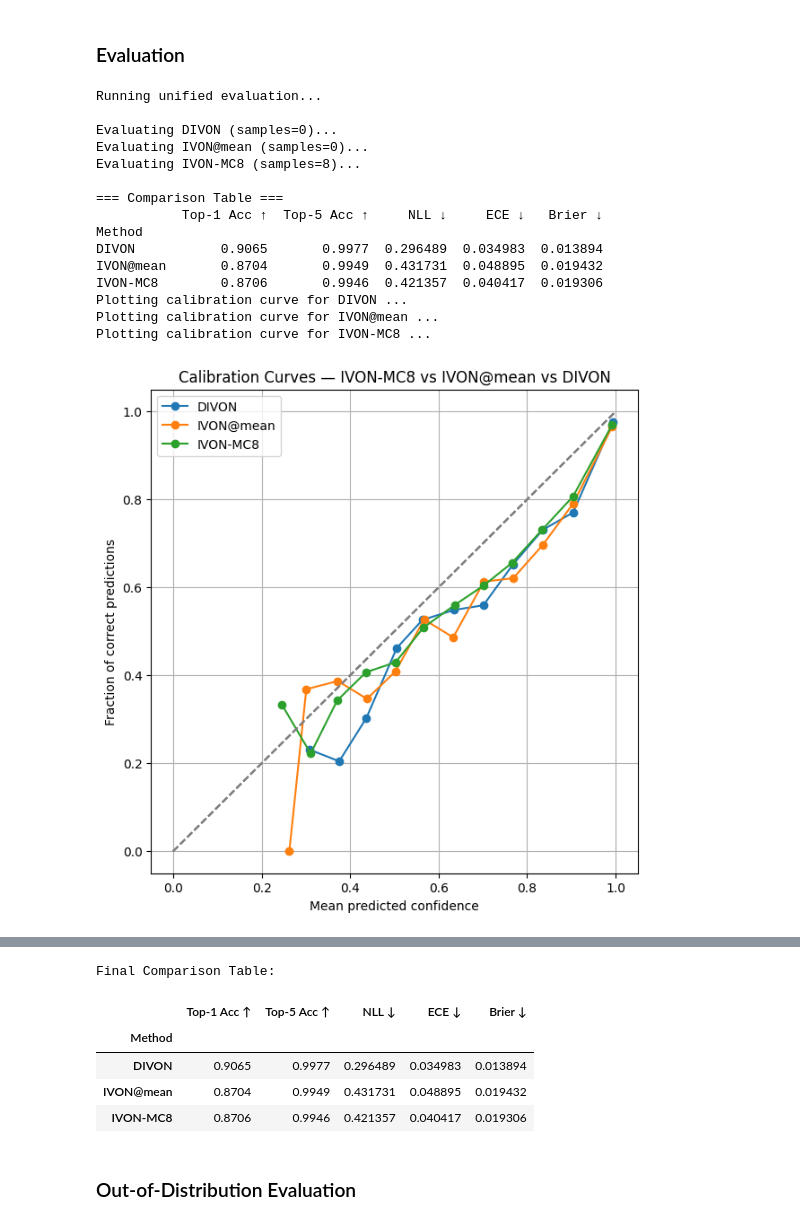
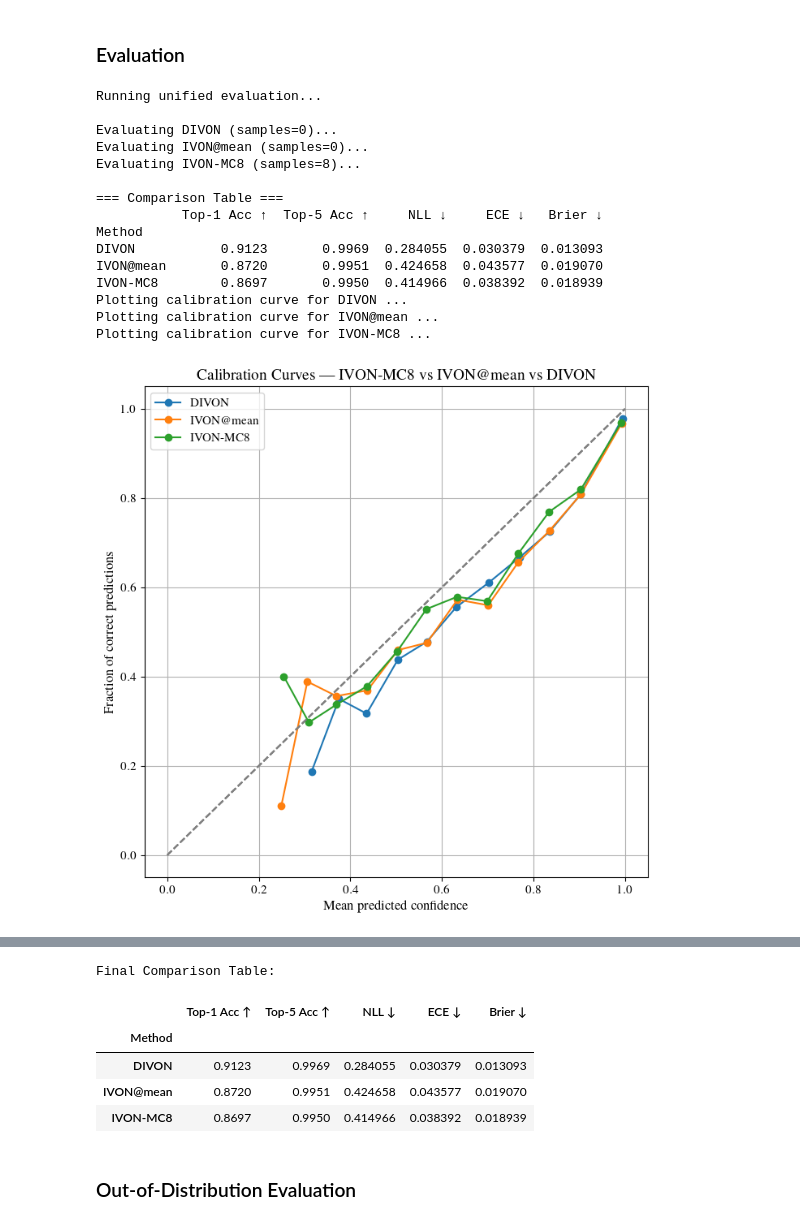
Before and after one commit to febadi/repIVON, a Jupyter notebook: DIVON.ipynb, the cells around one changed output, grey strips where cells are left out. Saved outputs shown, nothing was run; the diff lists cells and outputs as text; code cells hidden in the pictures.

```diff
--- a/DIVON.ipynb
+++ b/DIVON.ipynb
@@ -1,3 +37,21 @@
+# %%
+import matplotlib as mpl
+
+mpl.rcParams.update({
+    "text.usetex": True,
+    "font.family": "serif",
+    "font.serif": ["Times"],
+    "text.latex.preamble": r"\usepackage{amsmath}",
+
+    # --- FONT SIZE HIERARCHY ---
+    "figure.titlesize": 16,
+    "axes.titlesize": 14,
+    "axes.labelsize": 12,
+    "xtick.labelsize": 11,
+    "ytick.labelsize": 11,
+    "legend.fontsize": 11,
+    "legend.title_fontsize": 12,
+})
 # %% [markdown]
 ## DIVON: Deterministic IVON with Variance-Guided Fine-Tuning
 
@@ -425,7 +479,7 @@ optimizer_ivon = ivon.IVON(
 # 5. Load checkpoints
 # ===========================================
 # ----- IVON -----
-ckpt = torch.load(f"{save_dir}/ivon_checkpoint.pth", map_location=device)
+ckpt = torch.load(f"{save_dir}/ivon_checkpoint2.pth", map_location=device)
 model_ivon.load_state_dict(ckpt["model_state_dict"])
 optimizer_ivon.load_state_dict(ckpt["optimizer_state_dict"])
 print("Loaded IVON checkpoint")
@@ -592,7 +646,7 @@ print("\nRunning unified evaluation...\n")
 
 methods = {
     "DIVON":      (model_divon, optimizer_divon, 0),   # deterministic
-    "IVON@mean":  (model_ivon, optimizer_ivon,   0),   # zero sampling → mean weights
+    "IVON@mean":  (model_ivon, optimizer_ivon,   0),   # mean weights
     "IVON-MC8":   (model_ivon, optimizer_ivon,   8),   # 8 posterior samples
 }
 
@@ -619,34 +673,44 @@ for name, (model_m, optim_m, test_samples) in methods.items():
         probs,
         labels,
         n_bins=15,
         label_name=name
     )
 
 plt.title("Calibration Curves — IVON-MC8 vs IVON@mean vs DIVON")
 plt.legend()
 plt.grid(True)
+
+# ----- SAVE HERE BEFORE SHOW -----
+plt.tight_layout()
+plt.savefig("calibration_ivon_vs_divon.pdf", bbox_inches="tight")      # publication
+#plt.savefig("calibration_ivon_vs_divon.png", dpi=300, bbox_inches="tight")  # preview
+
 plt.show()
+
+# Optional: for Google Colab
+from google.colab import files
+files.download("calibration_ivon_vs_divon.pdf")
 
 # ============================================================
 #                     Final Accuracy / ECE Table
 # ============================================================
 
 print("\nFinal Comparison Table:")
 display(df_results)
 # %% [output]
 Running unified evaluation...
 
 Evaluating DIVON (samples=0)...
 Evaluating IVON@mean (samples=0)...
 Evaluating IVON-MC8 (samples=8)...
 
 === Comparison Table ===
            Top-1 Acc ↑  Top-5 Acc ↑     NLL ↓     ECE ↓   Brier ↓
 Method
-DIVON           0.9065       0.9977  0.296489  0.034983  0.013894
-IVON@mean       0.8704       0.9949  0.431731  0.048895  0.019432
-IVON-MC8        0.8706       0.9946  0.421357  0.040417  0.019306
+DIVON           0.9123       0.9969  0.284055  0.030379  0.013093
+IVON@mean       0.8720       0.9951  0.424658  0.043577  0.019070
+IVON-MC8        0.8697       0.9950  0.414966  0.038392  0.018939
 Plotting calibration curve for DIVON ...
 Plotting calibration curve for IVON@mean ...
 Plotting calibration curve for IVON-MC8 ...
-[figure, old version]
+[figure, new version]
@@ -653,9 +719,9 @@ Plotting calibration curve for IVON-MC8 ...
 Final Comparison Table:
 |  | Top-1 Acc ↑ | Top-5 Acc ↑ | NLL ↓ | ECE ↓ | Brier ↓ |
 | Method |  |  |  |  |  |
-| DIVON | 0.9065 | 0.9977 | 0.296489 | 0.034983 | 0.013894 |
-| IVON@mean | 0.8704 | 0.9949 | 0.431731 | 0.048895 | 0.019432 |
-| IVON-MC8 | 0.8706 | 0.9946 | 0.421357 | 0.040417 | 0.019306 |
+| DIVON | 0.9123 | 0.9969 | 0.284055 | 0.030379 | 0.013093 |
+| IVON@mean | 0.8720 | 0.9951 | 0.424658 | 0.043577 | 0.019070 |
+| IVON-MC8 | 0.8697 | 0.9950 | 0.414966 | 0.038392 | 0.018939 |
 # %% [markdown]
 ### Out-of-Distribution Evaluation
 # %%
```
Also changed, not shown: parts of 5 cells of this notebook.
